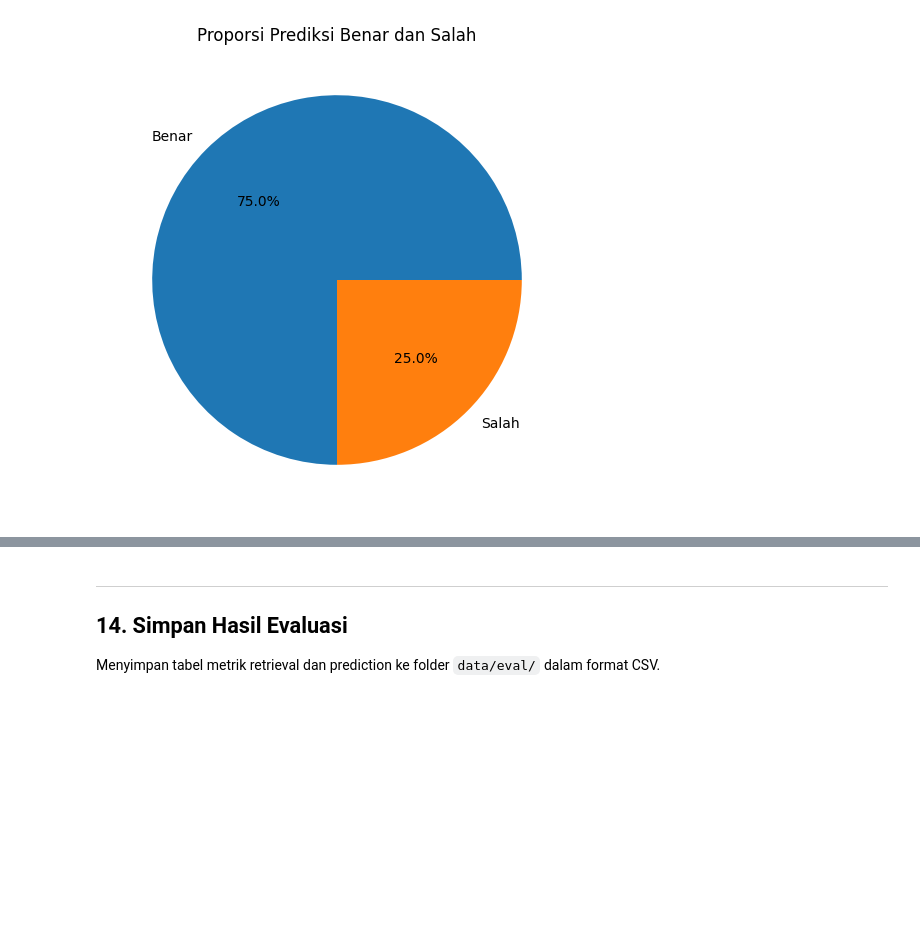
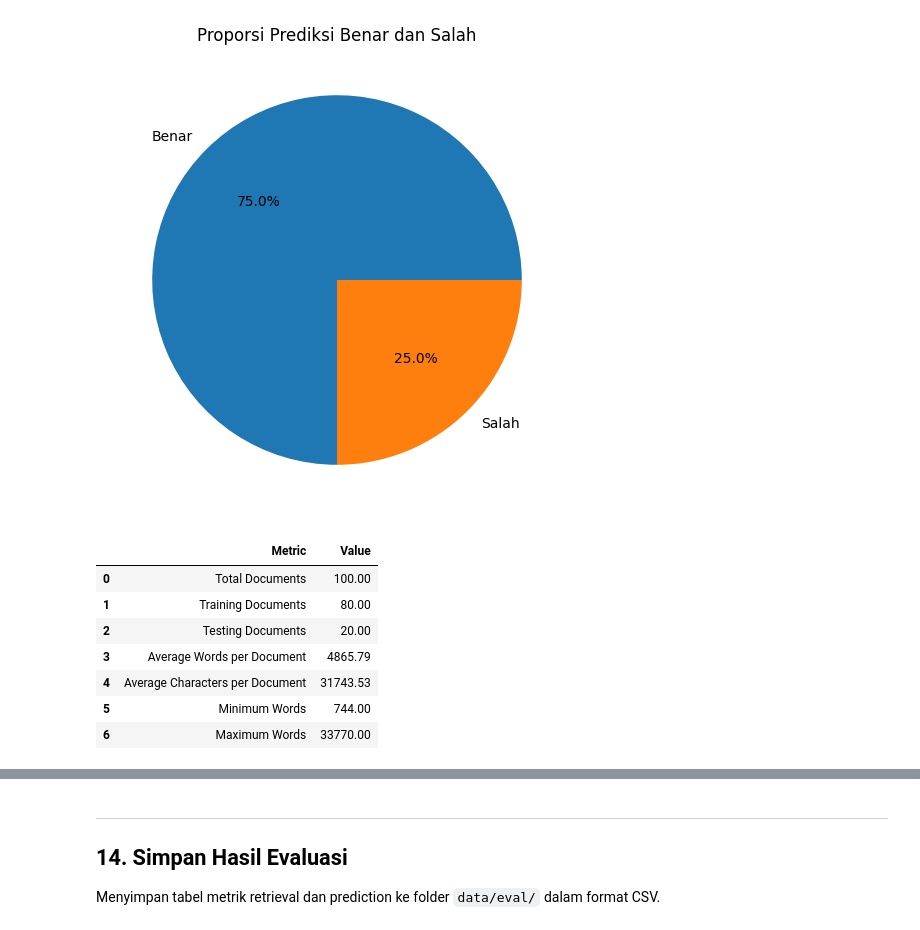
Before and after one commit to adhimmmm/CBR-Analisis-Putusan-MA-TPPO, a Jupyter notebook: notebooks/05_evaluation_rapi.ipynb, the cells around one changed output, grey strips where cells are left out. Cells and saved outputs as stored; diff of their text form; code cells hidden in the pictures; blank space fills up the shorter version.

```diff
--- a/notebooks/05_evaluation_rapi.ipynb
+++ b/notebooks/05_evaluation_rapi.ipynb
@@ -1030,3 +1030,46 @@ plt.title(
 plt.show()
 # %% [output]
 [figure]
+# %%
+# ============================================================
+# DATASET STATISTICS
+# ============================================================
+
+dataset_stats = pd.DataFrame({
+
+    "Metric": [
+
+        "Total Documents",
+        "Training Documents",
+        "Testing Documents",
+        "Average Words per Document",
+        "Average Characters per Document",
+        "Minimum Words",
+        "Maximum Words"
+
+    ],
+
+    "Value": [
+
+        len(df),
+        len(train_df),
+        len(test_df),
+        round(df["jumlah_kata"].mean(), 2),
+        round(df["jumlah_karakter"].mean(), 2),
+        df["jumlah_kata"].min(),
+        df["jumlah_kata"].max()
+
+    ]
+
+})
+
+display(dataset_stats)
+# %% [output]
+|  | Metric | Value |
+| 0 | Total Documents | 100.00 |
+| 1 | Training Documents | 80.00 |
+| 2 | Testing Documents | 20.00 |
+| 3 | Average Words per Document | 4865.79 |
+| 4 | Average Characters per Document | 31743.53 |
+| 5 | Minimum Words | 744.00 |
+| 6 | Maximum Words | 33770.00 |
```
Also changed, not shown: parts of 1 cell of this notebook.
